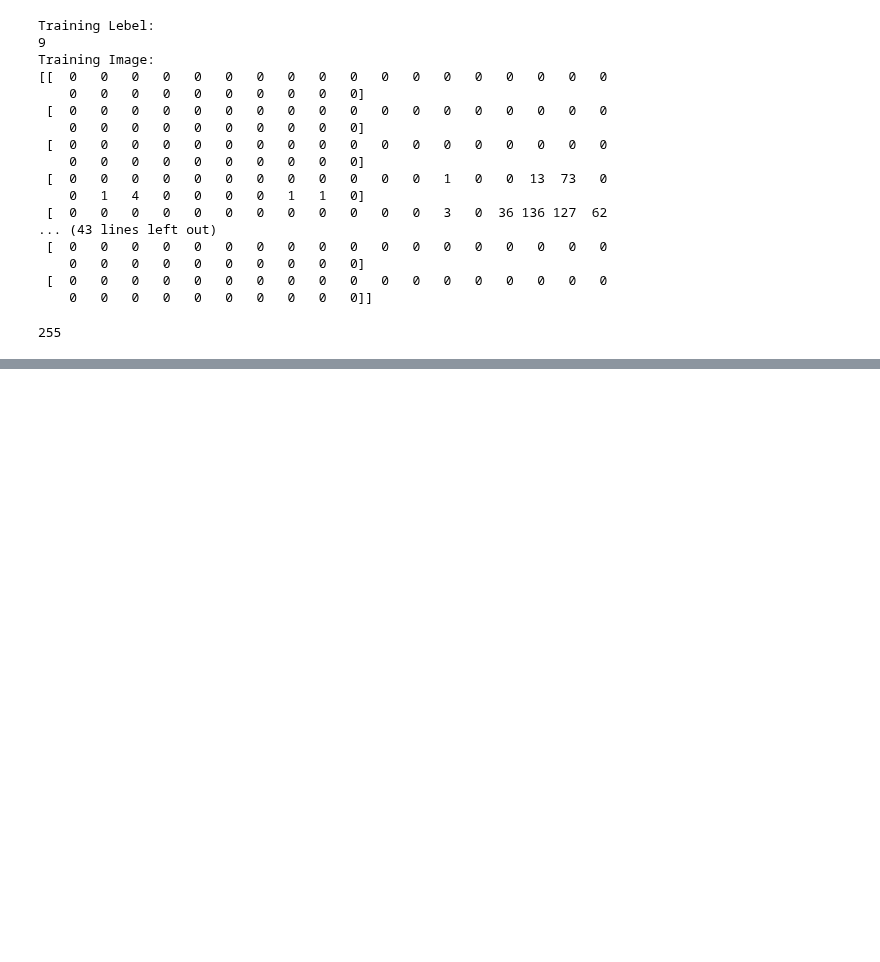
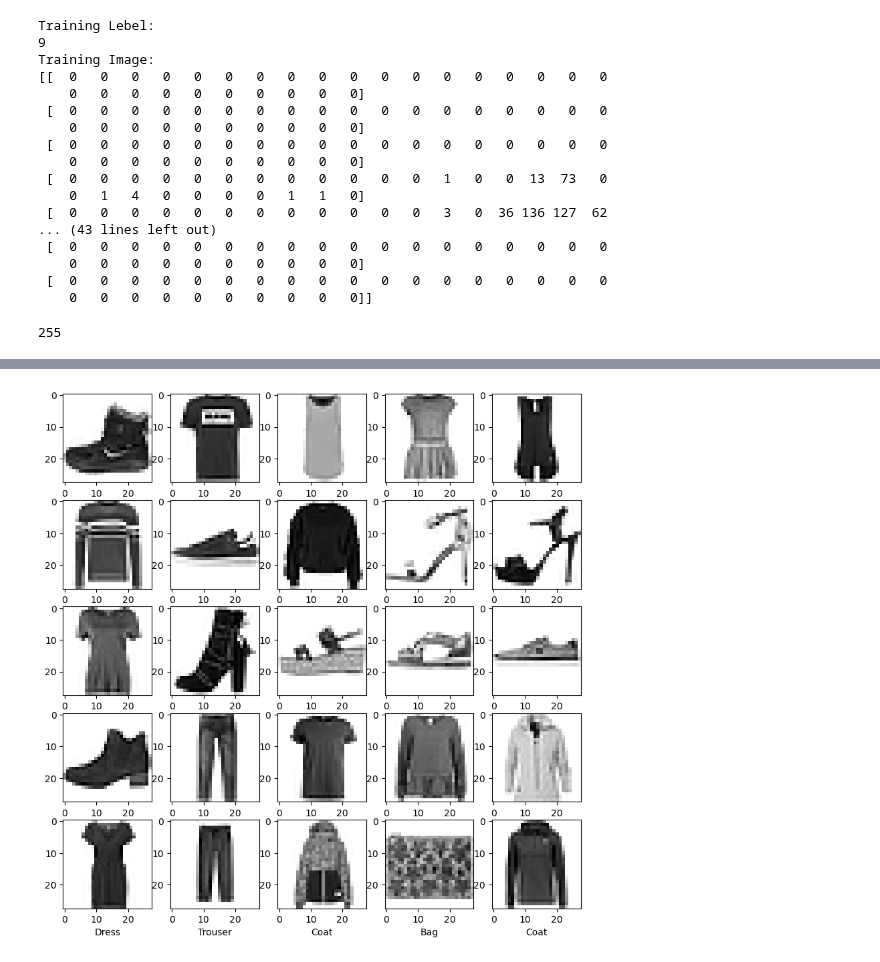
Before and after one commit to beniamine3155/Deep_Learnig_Basic, a Jupyter notebook: 03_Fashion_MNIST/fashion_classification.ipynb, the cells around one changed output, grey strips where cells are left out. Cells and saved outputs as stored; diff of their text form; code cells hidden in the pictures; blank space fills up the shorter version.

```diff
--- a/03_Fashion_MNIST/fashion_classification.ipynb
+++ b/03_Fashion_MNIST/fashion_classification.ipynb
@@ -99,0 +151,10 @@ np.max(train_images)
+# %%
+plt.figure(figsize=(10,10)) # sets the size of the figure
+for i in range(25): # loops through the first 25 images in the training images dataset
+    plt.subplot(5,5,i+1) # creates a subplot of 5x5, each row shows the 5 images and there are 5 columns
+    plt.grid(False)
+    plt.imshow(train_images[i], cmap=plt.cm.binary) # shows the images in binary color
+    plt.xlabel(class_names[train_labels[i]])
+plt.show()
+# %% [output]
+[figure, added]
```
Also changed, not shown: parts of 6 cells of this notebook.
